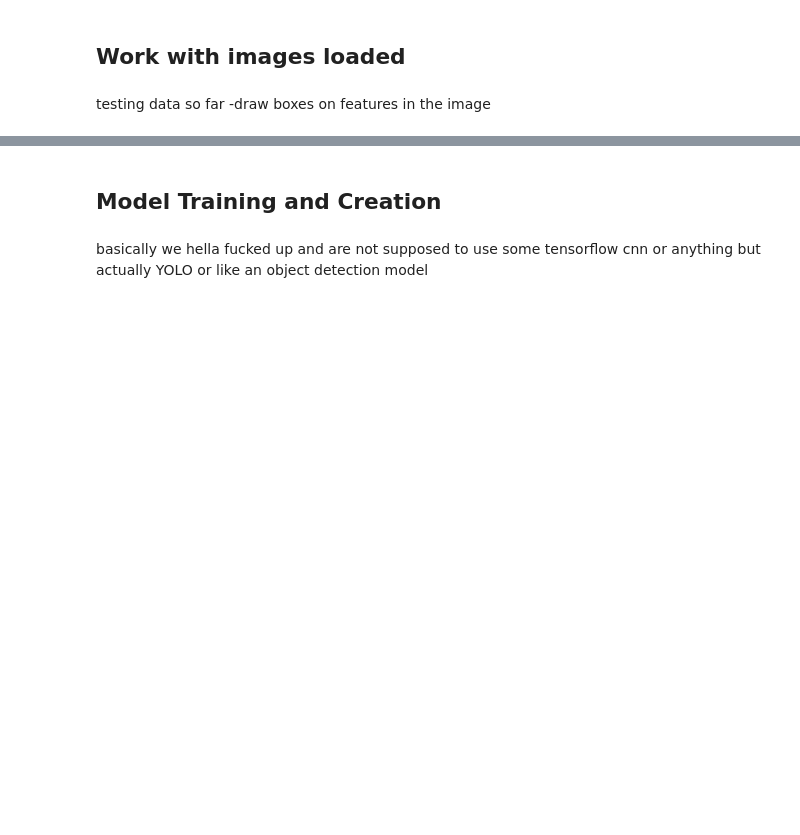
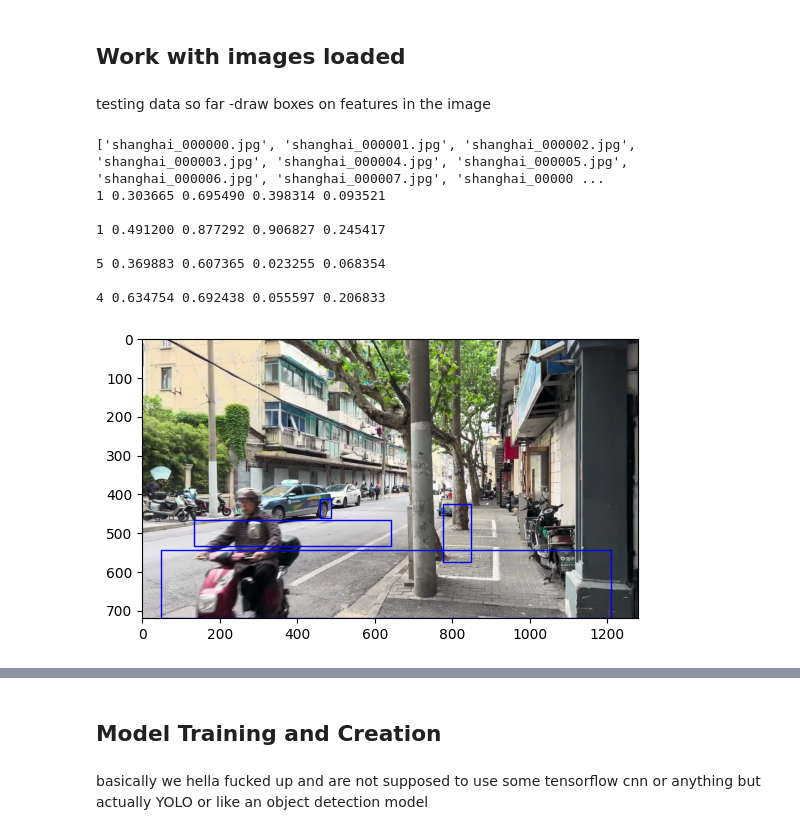
Before and after one commit to mzhang0213/service-eye, a Jupyter notebook: main.ipynb, the cells around one changed output, grey strips where cells are left out. Drawn from its saved outputs; the diff is of its cells as text; code cells hidden in the pictures; blank space fills up the shorter version.

```diff
--- a/main.ipynb
+++ b/main.ipynb
@@ -135,6 +186,43 @@ def draw_box_on_axes(axes, point1, point2):
 # %% [markdown]
 testing data so far
 -draw boxes on features in the image
+# %%
+city = "shanghai"
+
+CITY_IMGS = os.path.join(CWD,"resources","city","preprocessed","images",city)
+CITY_LABELS = os.path.join(CWD,"resources","city","preprocessed","labels",city)
+city_imgs_list = sorted(os.listdir(CITY_IMGS))
+city_labels_list = sorted(os.listdir(CITY_LABELS))
+
+img_num = 0
+img = cv.imread(str(os.path.join(CITY_IMGS,city_imgs_list[img_num])))
+img = cv.cvtColor(img,cv.COLOR_BGR2RGB)
+im_h,im_w = img.shape[:2]
+
+print(city_imgs_list)
+
+label_path = os.path.join(CITY_LABELS,city_labels_list[img_num])
+with open(label_path, "r") as f:
+    fig, ax = plt.subplots()
+    for line in f:
+        print(line)
+        class_id, x_center, y_center, w, h = map(float, line.split())
+        yolo_box = [x_center, y_center, w, h]
+        pt1,pt2 = yolo_to_bbox(yolo_box, im_w, im_h)
+        ax.imshow(img)
+        draw_box_on_axes(ax,pt1,pt2)
+    plt.savefig("boxes_output.png")
+    plt.show()
+# %% [output]
+['shanghai_000000.jpg', 'shanghai_000001.jpg', 'shanghai_000002.jpg', 'shanghai_000003.jpg', 'shanghai_000004.jpg', 'shanghai_000005.jpg', 'shanghai_000006.jpg', 'shanghai_000007.jpg', 'shanghai_00000 ...
+1 0.303665 0.695490 0.398314 0.093521
+
+1 0.491200 0.877292 0.906827 0.245417
+
+5 0.369883 0.607365 0.023255 0.068354
+
+4 0.634754 0.692438 0.055597 0.206833
+[figure, added]
 # %%
 working = 5
 
```
Also changed, not shown: parts of 29 cells of this notebook, 8 other files.
